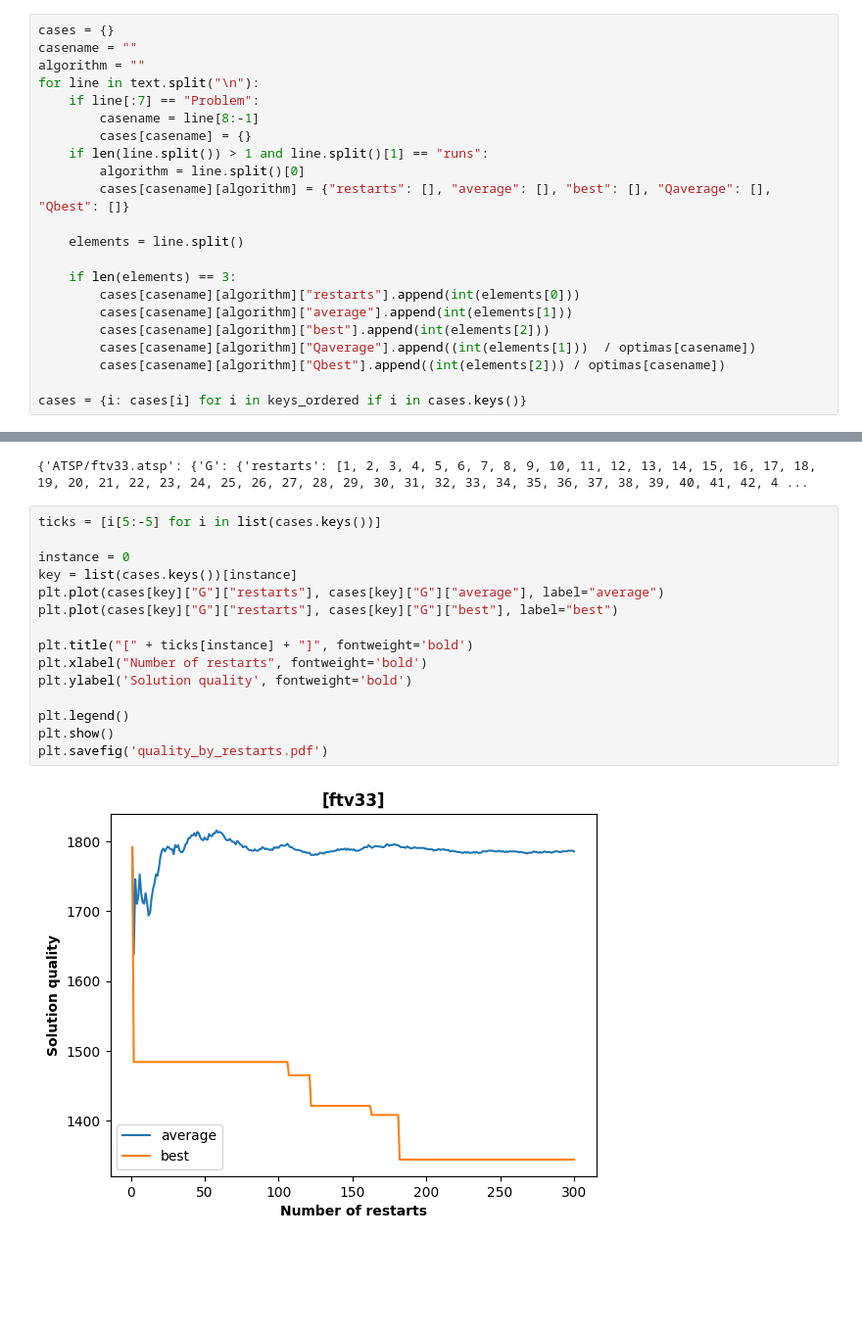
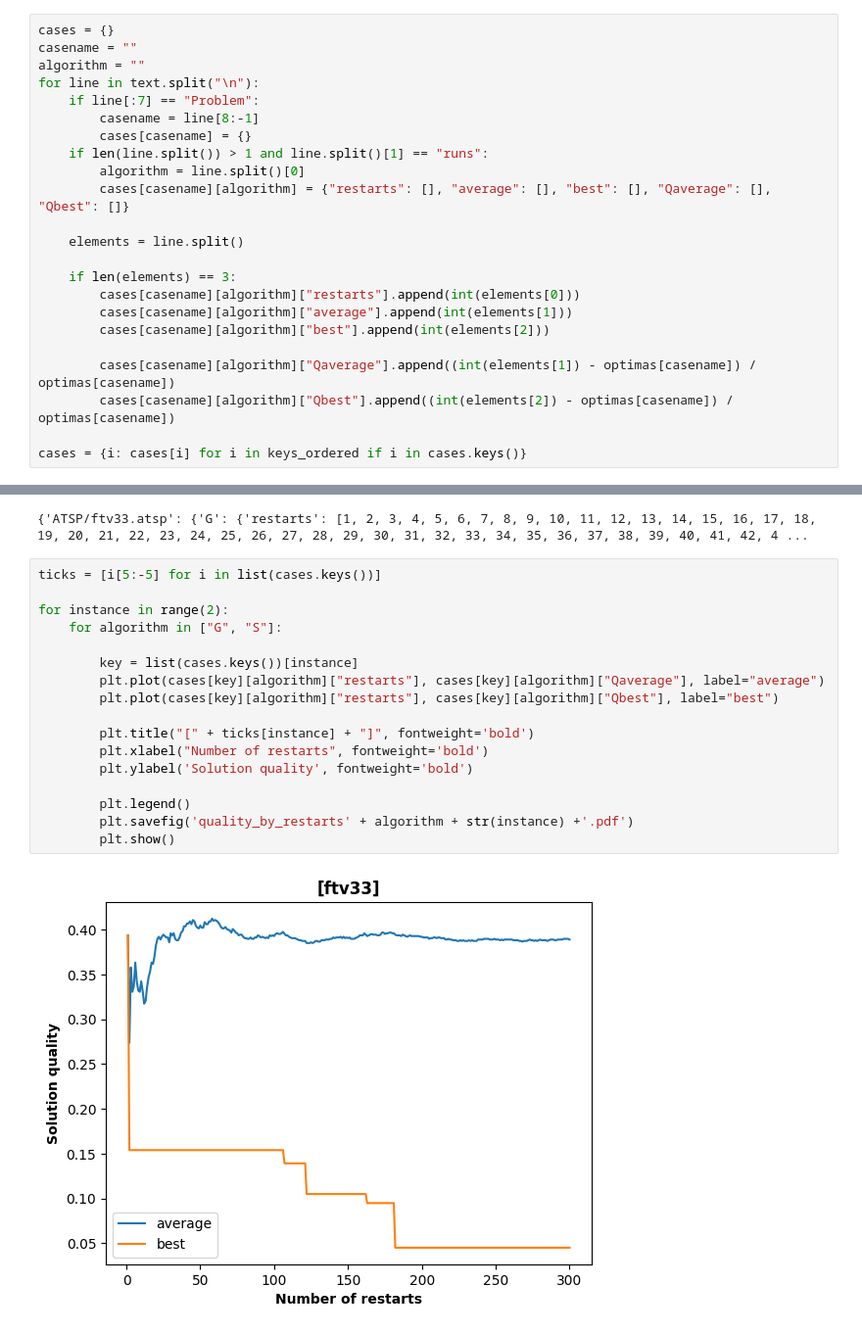
Before and after one commit to WojciechMajewski/BiologicallyInspired, a Jupyter notebook: plot_generation/quality_by_restarts.ipynb, the cells around one changed output, grey strips where cells are left out. Shown: that part at 98% size. Saved outputs shown, nothing was run; the diff lists cells and outputs as text; blank space fills up the shorter version.

```diff
--- a/plot_generation/quality_by_restarts.ipynb
+++ b/plot_generation/quality_by_restarts.ipynb
@@ -34,8 +34,9 @@ for line in text.split("\n"):
         cases[casename][algorithm]["restarts"].append(int(elements[0]))
         cases[casename][algorithm]["average"].append(int(elements[1]))
         cases[casename][algorithm]["best"].append(int(elements[2]))
-        cases[casename][algorithm]["Qaverage"].append((int(elements[1]))  / optimas[casename])
-        cases[casename][algorithm]["Qbest"].append((int(elements[2])) / optimas[casename])
+
+        cases[casename][algorithm]["Qaverage"].append((int(elements[1]) - optimas[casename]) / optimas[casename])
+        cases[casename][algorithm]["Qbest"].append((int(elements[2]) - optimas[casename]) / optimas[casename])
 
 cases = {i: cases[i] for i in keys_ordered if i in cases.keys()}
 # %%
@@ -45,17 +46,19 @@ print(cases)
 # %%
 ticks = [i[5:-5] for i in list(cases.keys())]
 
-instance = 0
-key = list(cases.keys())[instance]
-plt.plot(cases[key]["G"]["restarts"], cases[key]["G"]["average"], label="average")
-plt.plot(cases[key]["G"]["restarts"], cases[key]["G"]["best"], label="best")
+for instance in range(2):
+    for algorithm in ["G", "S"]:
 
-plt.title("[" + ticks[instance] + "]", fontweight='bold')
-plt.xlabel("Number of restarts", fontweight='bold')
-plt.ylabel('Solution quality', fontweight='bold')
+        key = list(cases.keys())[instance]
+        plt.plot(cases[key][algorithm]["restarts"], cases[key][algorithm]["Qaverage"], label="average")
+        plt.plot(cases[key][algorithm]["restarts"], cases[key][algorithm]["Qbest"], label="best")
 
-plt.legend()
-plt.show()
-plt.savefig('quality_by_restarts.pdf')
+        plt.title("[" + ticks[instance] + "]", fontweight='bold')
+        plt.xlabel("Number of restarts", fontweight='bold')
+        plt.ylabel('Solution quality', fontweight='bold')
+
+        plt.legend()
+        plt.savefig('quality_by_restarts' + algorithm + str(instance) +'.pdf')
+        plt.show()
 # %% [output]
-[figure, old version]
+[figure, new version]
```
Also changed, not shown: parts of 3 cells of this notebook, 36 other files.
